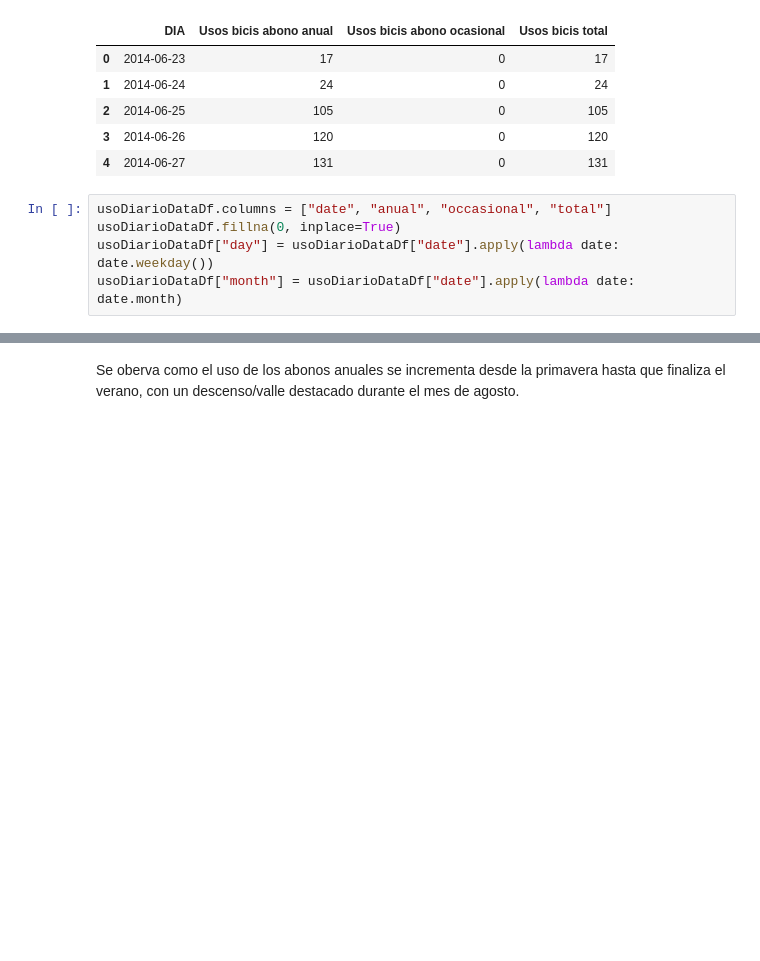
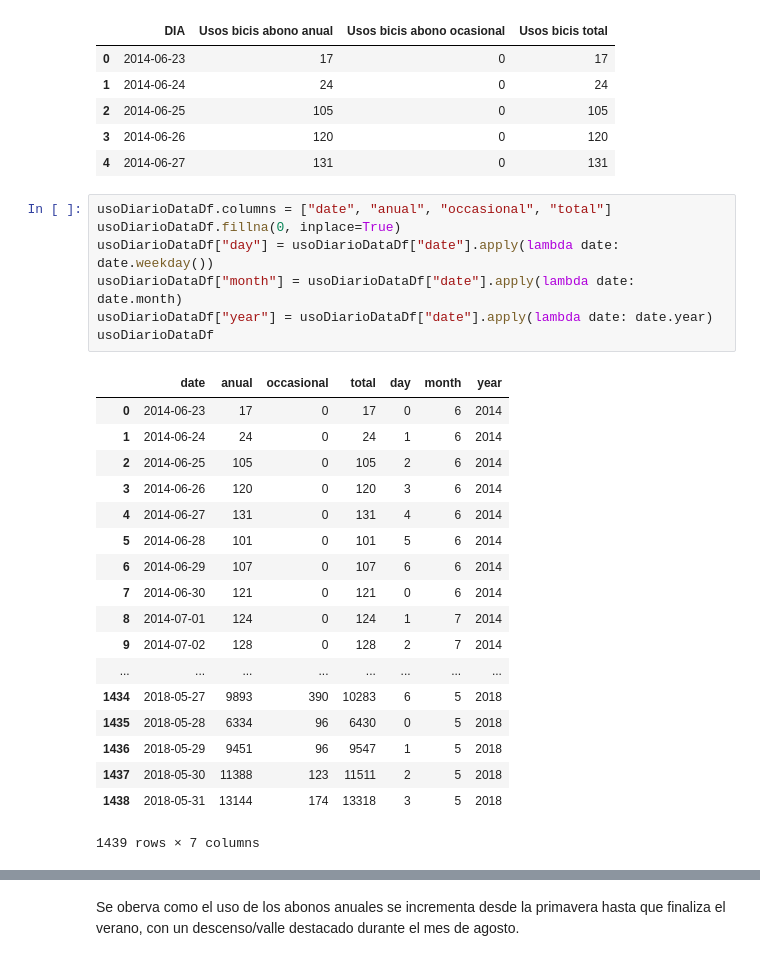
Before and after one commit to juandemendoza/redesigned-biciMad, a Jupyter notebook: BiciMad - Analisis descriptivo.ipynb, the cells around one changed output, grey strips where cells are left out. Cells and saved outputs as stored; diff of their text form; blank space fills up the shorter version.

```diff
--- a/BiciMad - Analisis descriptivo.ipynb
+++ b/BiciMad - Analisis descriptivo.ipynb
@@ -149,8 +149,29 @@ usoDiarioDataDf.head()
 # %%
 usoDiarioDataDf.columns = ["date", "anual", "occasional", "total"]
 usoDiarioDataDf.fillna(0, inplace=True)
 usoDiarioDataDf["day"] = usoDiarioDataDf["date"].apply(lambda date: date.weekday())
 usoDiarioDataDf["month"] = usoDiarioDataDf["date"].apply(lambda date: date.month)
+usoDiarioDataDf["year"] = usoDiarioDataDf["date"].apply(lambda date: date.year)
+usoDiarioDataDf
+# %% [output]
+|  | date | anual | occasional | total | day | month | year |
+| 0 | 2014-06-23 | 17 | 0 | 17 | 0 | 6 | 2014 |
+| 1 | 2014-06-24 | 24 | 0 | 24 | 1 | 6 | 2014 |
+| 2 | 2014-06-25 | 105 | 0 | 105 | 2 | 6 | 2014 |
+| 3 | 2014-06-26 | 120 | 0 | 120 | 3 | 6 | 2014 |
+| 4 | 2014-06-27 | 131 | 0 | 131 | 4 | 6 | 2014 |
+| 5 | 2014-06-28 | 101 | 0 | 101 | 5 | 6 | 2014 |
+| 6 | 2014-06-29 | 107 | 0 | 107 | 6 | 6 | 2014 |
+| 7 | 2014-06-30 | 121 | 0 | 121 | 0 | 6 | 2014 |
+| 8 | 2014-07-01 | 124 | 0 | 124 | 1 | 7 | 2014 |
+| 9 | 2014-07-02 | 128 | 0 | 128 | 2 | 7 | 2014 |
+| ... | ... | ... | ... | ... | ... | ... | ... |
+| 1434 | 2018-05-27 | 9893 | 390 | 10283 | 6 | 5 | 2018 |
+| 1435 | 2018-05-28 | 6334 | 96 | 6430 | 0 | 5 | 2018 |
+| 1436 | 2018-05-29 | 9451 | 96 | 9547 | 1 | 5 | 2018 |
+| 1437 | 2018-05-30 | 11388 | 123 | 11511 | 2 | 5 | 2018 |
+| 1438 | 2018-05-31 | 13144 | 174 | 13318 | 3 | 5 | 2018 |
+1439 rows × 7 columns
 # %%
 #plot lib
 from plotly.offline import init_notebook_mode, iplot
```
Also changed, not shown: parts of 8 cells of this notebook.
